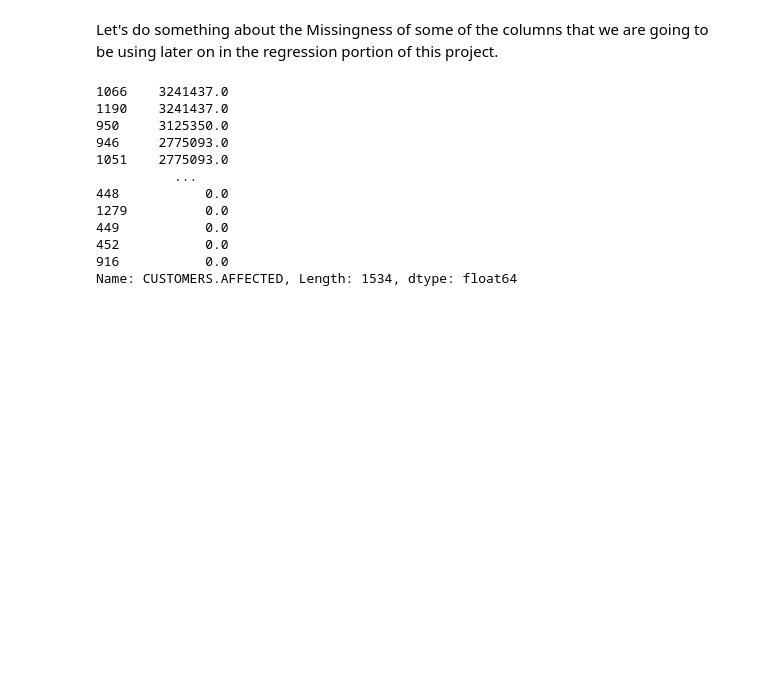
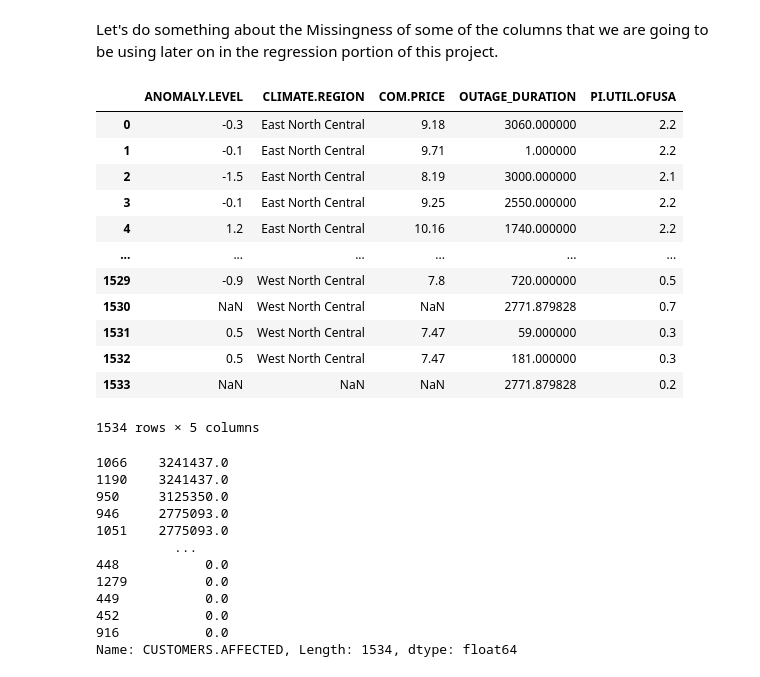
Before and after one commit to SamuelKao/Power-Outage-Research, a Jupyter notebook: template.ipynb, the cells around one changed output. Saved outputs shown, nothing was run; the diff lists cells and outputs as text; code cells hidden in the pictures; blank space fills up the shorter version.

```diff
--- a/template.ipynb
+++ b/template.ipynb
@@ -276,3 +277,27 @@ linear_outages1['CUSTOMERS.AFFECTED'].fillna(linear_outages1['CUSTOMERS.AFFECTED
+# %%
+linear_outages = outages1[[
+    "ANOMALY.LEVEL",
+    "CLIMATE.REGION",
+    "COM.PRICE",
+    "OUTAGE_DURATION","PI.UTIL.OFUSA"]]
+linear_outages1 = linear_outages.copy()
+linear_outages1 = linear_outages1.reset_index(drop=True)
+
+linear_outages1
+# %% [output]
+|  | ANOMALY.LEVEL | CLIMATE.REGION | COM.PRICE | OUTAGE_DURATION | PI.UTIL.OFUSA |
+| 0 | -0.3 | East North Central | 9.18 | 3060.000000 | 2.2 |
+| 1 | -0.1 | East North Central | 9.71 | 1.000000 | 2.2 |
+| 2 | -1.5 | East North Central | 8.19 | 3000.000000 | 2.1 |
+| 3 | -0.1 | East North Central | 9.25 | 2550.000000 | 2.2 |
+| 4 | 1.2 | East North Central | 10.16 | 1740.000000 | 2.2 |
+| ... | ... | ... | ... | ... | ... |
+| 1529 | -0.9 | West North Central | 7.8 | 720.000000 | 0.5 |
+| 1530 | NaN | West North Central | NaN | 2771.879828 | 0.7 |
+| 1531 | 0.5 | West North Central | 7.47 | 59.000000 | 0.3 |
+| 1532 | 0.5 | West North Central | 7.47 | 181.000000 | 0.3 |
+| 1533 | NaN | NaN | NaN | 2771.879828 | 0.2 |
+1534 rows × 5 columns
 # %%
 linear_outages1['CUSTOMERS.AFFECTED'].sort_values(ascending=False)
 # %% [output]
```
Also changed, not shown: parts of 2 cells of this notebook.
